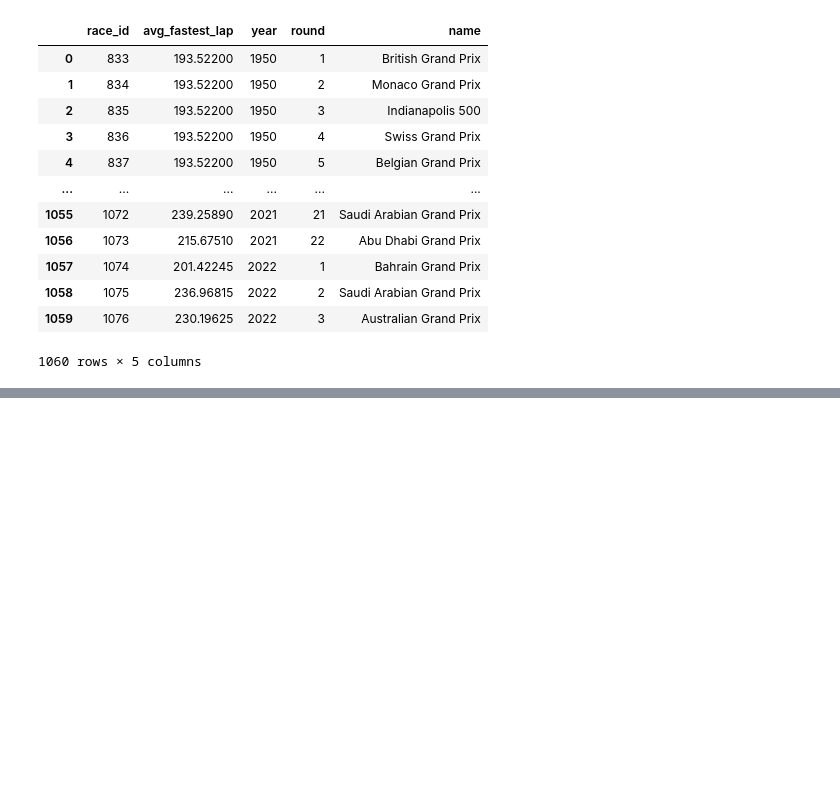
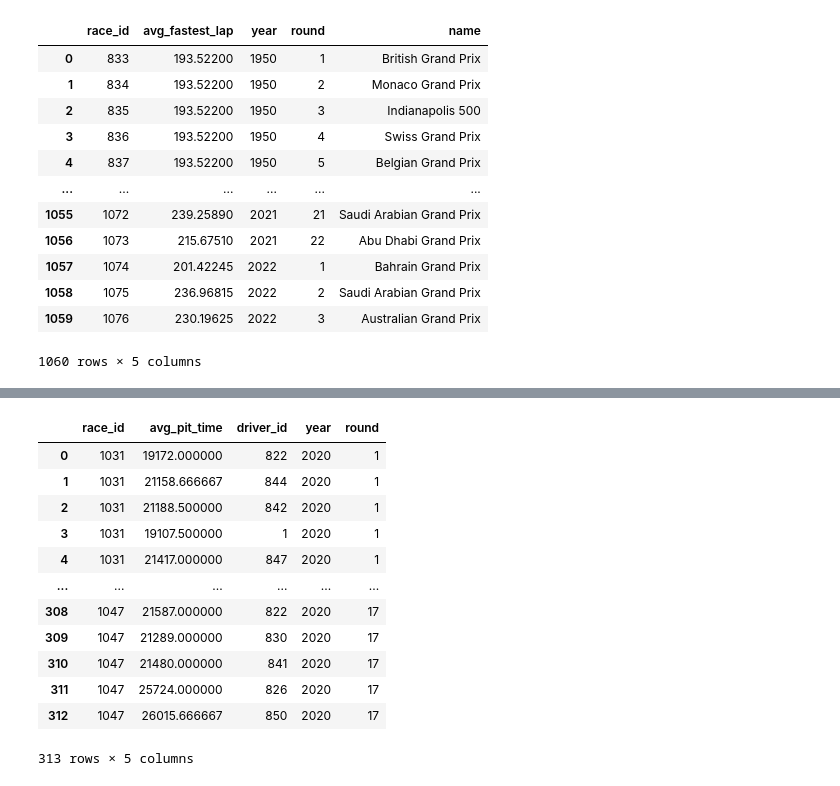
Before and after one commit to halabi93/Formula1-Dashboard, a Jupyter notebook: dftransform.ipynb, the cells around one changed output, grey strips where cells are left out. Cells and saved outputs as stored; diff of their text form; code cells hidden in the pictures; blank space fills up the shorter version.

```diff
--- a/dftransform.ipynb
+++ b/dftransform.ipynb
@@ -395,0 +447,26 @@ avg_fastest_lap_df
+# %%
+#Run SQL query to find the average fastest lap speed
+avg_fastest_lap_df = pd.read_sql(
+    "SELECT p.race_id, p.avg_pit_time, p.driver_id, d.first_name, d.last_name, r.year, r.round \
+        FROM pit_stop_avg_per_driver AS p \
+            JOIN races AS r ON r.race_id=p.race_id \
+                JOIN drivers AS d ON p.driver_id=d.driver_id \
+                    WHERE year=2020\
+                        ORDER BY (r.year,r.round)",
+    engine
+)
+avg_fastest_lap_df
+# %% [output]
+|  | race_id | avg_pit_time | driver_id | year | round |
+| 0 | 1031 | 19172.000000 | 822 | 2020 | 1 |
+| 1 | 1031 | 21158.666667 | 844 | 2020 | 1 |
+| 2 | 1031 | 21188.500000 | 842 | 2020 | 1 |
+| 3 | 1031 | 19107.500000 | 1 | 2020 | 1 |
+| 4 | 1031 | 21417.000000 | 847 | 2020 | 1 |
+| ... | ... | ... | ... | ... | ... |
+| 308 | 1047 | 21587.000000 | 822 | 2020 | 17 |
+| 309 | 1047 | 21289.000000 | 830 | 2020 | 17 |
+| 310 | 1047 | 21480.000000 | 841 | 2020 | 17 |
+| 311 | 1047 | 25724.000000 | 826 | 2020 | 17 |
+| 312 | 1047 | 26015.666667 | 850 | 2020 | 17 |
+313 rows × 5 columns
```
Also changed, not shown: parts of 2 cells of this notebook, 2 other files.
